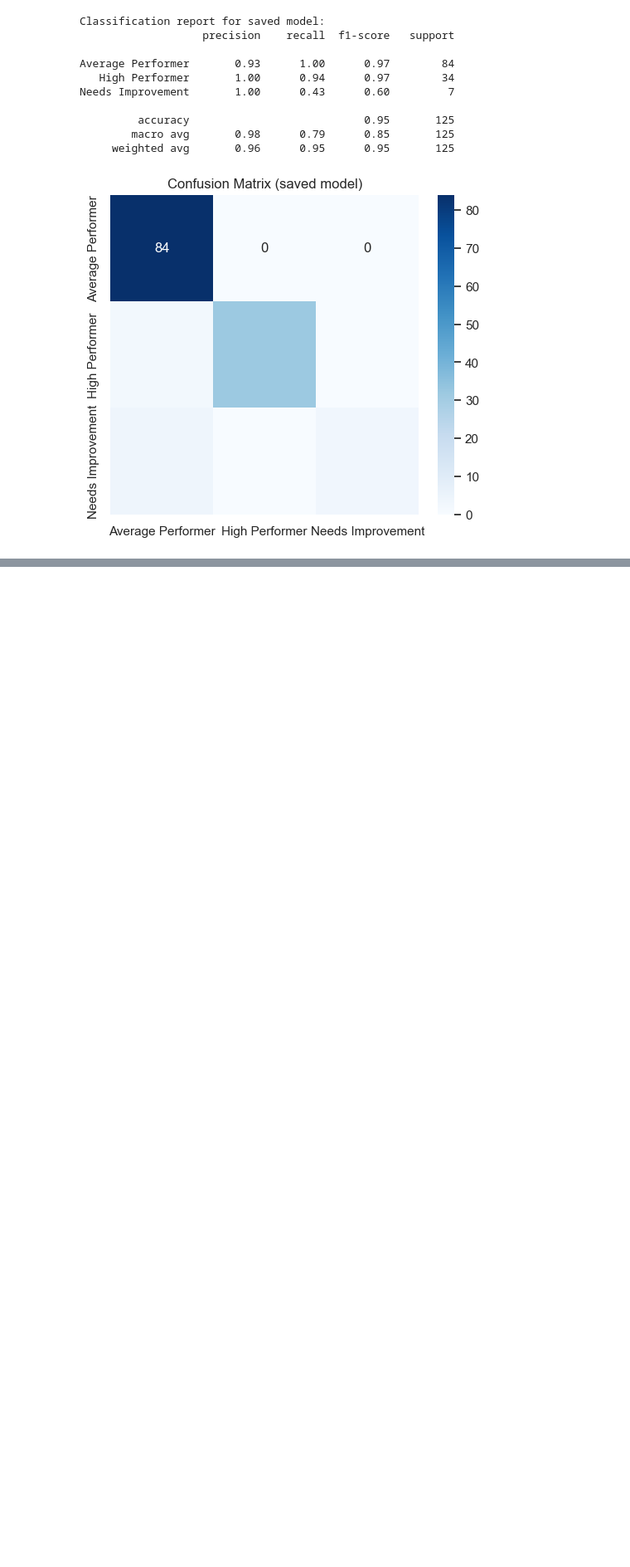
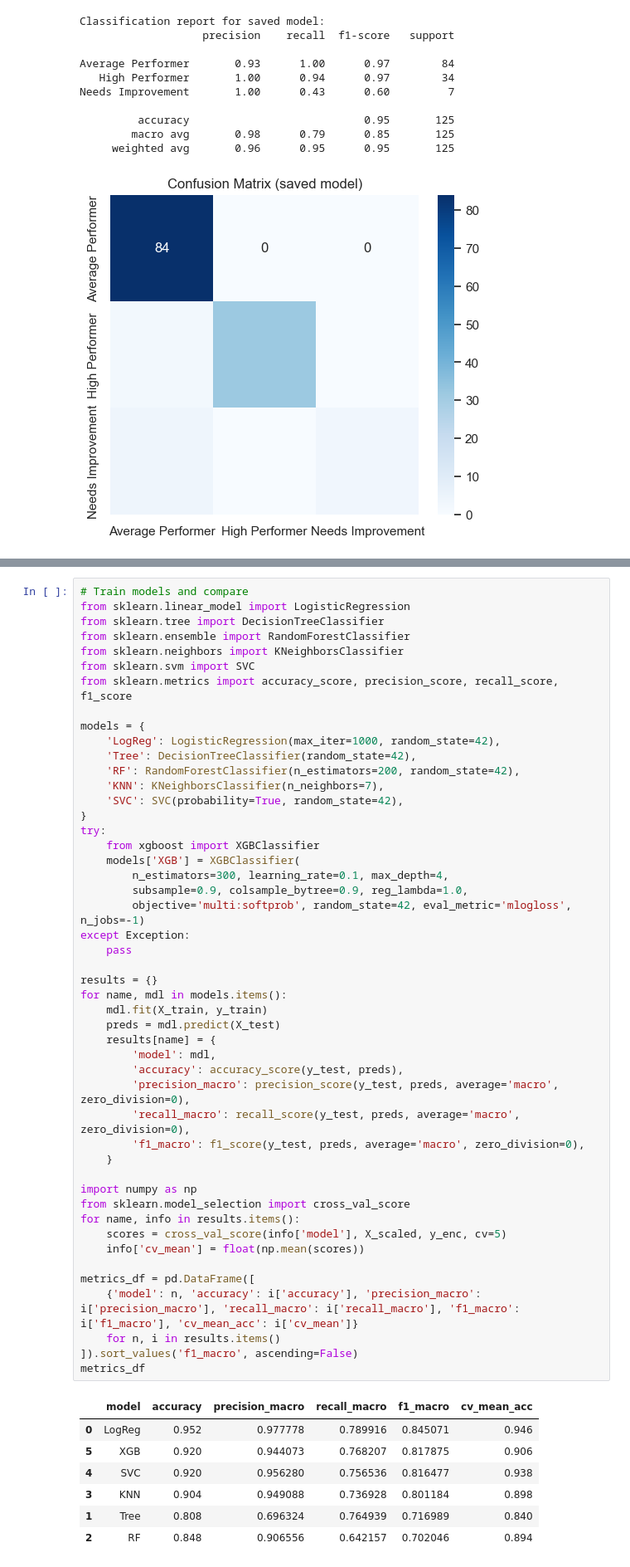
Before and after one commit to naveedqadir/SmartEdu_Classifier, a Jupyter notebook: notebooks/student_performance.ipynb, the cells around one changed output, grey strips where cells are left out. Shown at 83% size. Cells and saved outputs as stored; diff of their text form; blank space fills up the shorter version.

```diff
--- a/notebooks/student_performance.ipynb
+++ b/notebooks/student_performance.ipynb
@@ -91,0 +129,56 @@ Needs Improvement       1.00      0.43      0.60         7
+# %%
+# Train models and compare
+from sklearn.linear_model import LogisticRegression
+from sklearn.tree import DecisionTreeClassifier
+from sklearn.ensemble import RandomForestClassifier
+from sklearn.neighbors import KNeighborsClassifier
+from sklearn.svm import SVC
+from sklearn.metrics import accuracy_score, precision_score, recall_score, f1_score
+
+models = {
+    'LogReg': LogisticRegression(max_iter=1000, random_state=42),
+    'Tree': DecisionTreeClassifier(random_state=42),
+    'RF': RandomForestClassifier(n_estimators=200, random_state=42),
+    'KNN': KNeighborsClassifier(n_neighbors=7),
+    'SVC': SVC(probability=True, random_state=42),
+}
+try:
+    from xgboost import XGBClassifier
+    models['XGB'] = XGBClassifier(
+        n_estimators=300, learning_rate=0.1, max_depth=4,
+        subsample=0.9, colsample_bytree=0.9, reg_lambda=1.0,
+        objective='multi:softprob', random_state=42, eval_metric='mlogloss', n_jobs=-1)
+except Exception:
+    pass
+
+results = {}
+for name, mdl in models.items():
+    mdl.fit(X_train, y_train)
+    preds = mdl.predict(X_test)
+    results[name] = {
+        'model': mdl,
+        'accuracy': accuracy_score(y_test, preds),
+        'precision_macro': precision_score(y_test, preds, average='macro', zero_division=0),
+        'recall_macro': recall_score(y_test, preds, average='macro', zero_division=0),
+        'f1_macro': f1_score(y_test, preds, average='macro', zero_division=0),
+    }
+
+import numpy as np
+from sklearn.model_selection import cross_val_score
+for name, info in results.items():
+    scores = cross_val_score(info['model'], X_scaled, y_enc, cv=5)
+    info['cv_mean'] = float(np.mean(scores))
+
+metrics_df = pd.DataFrame([
+    {'model': n, 'accuracy': i['accuracy'], 'precision_macro': i['precision_macro'], 'recall_macro': i['recall_macro'], 'f1_macro': i['f1_macro'], 'cv_mean_acc': i['cv_mean']}
+    for n, i in results.items()
+]).sort_values('f1_macro', ascending=False)
+metrics_df
+# %% [output]
+|  | model | accuracy | precision_macro | recall_macro | f1_macro | cv_mean_acc |
+| 0 | LogReg | 0.952 | 0.977778 | 0.789916 | 0.845071 | 0.946 |
+| 5 | XGB | 0.920 | 0.944073 | 0.768207 | 0.817875 | 0.906 |
+| 4 | SVC | 0.920 | 0.956280 | 0.756536 | 0.816477 | 0.938 |
+| 3 | KNN | 0.904 | 0.949088 | 0.736928 | 0.801184 | 0.898 |
+| 1 | Tree | 0.808 | 0.696324 | 0.764939 | 0.716989 | 0.840 |
+| 2 | RF | 0.848 | 0.906556 | 0.642157 | 0.702046 | 0.894 |
```
Also changed, not shown: parts of 4 cells of this notebook, 3 other files.
